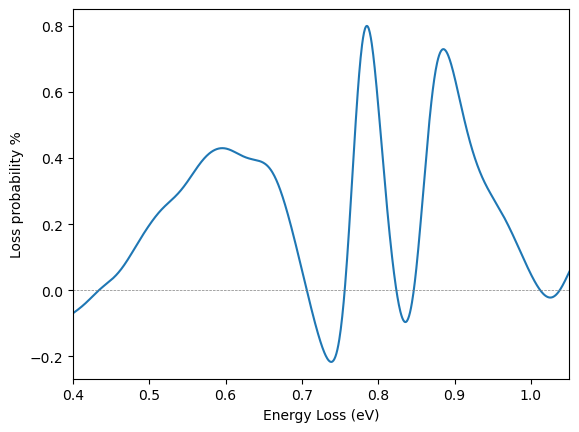
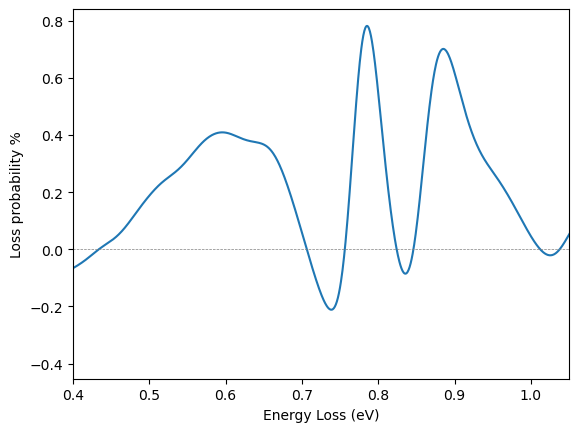
Unified diff of the notebook cell whose output changed from the first chart to the second:
--- before
+++ after
@@ -1,4 +1,4 @@
 plt.figure()
-plt.plot(freqs_ext[int(1.2*N):]*h_bar/q_e, Gamma_c[int(1.2*N):])
+plt.plot(freqs_ext[int(1.04*N):]*h_bar/q_e, Gamma_c[int(1.04*N):])
 plt.hlines(y=0,xmin=0,xmax=2, ls='--', lw=0.5, color='grey')
 plt.xlabel('Energy Loss (eV)')

Commit: Cleaned up flux calculation code